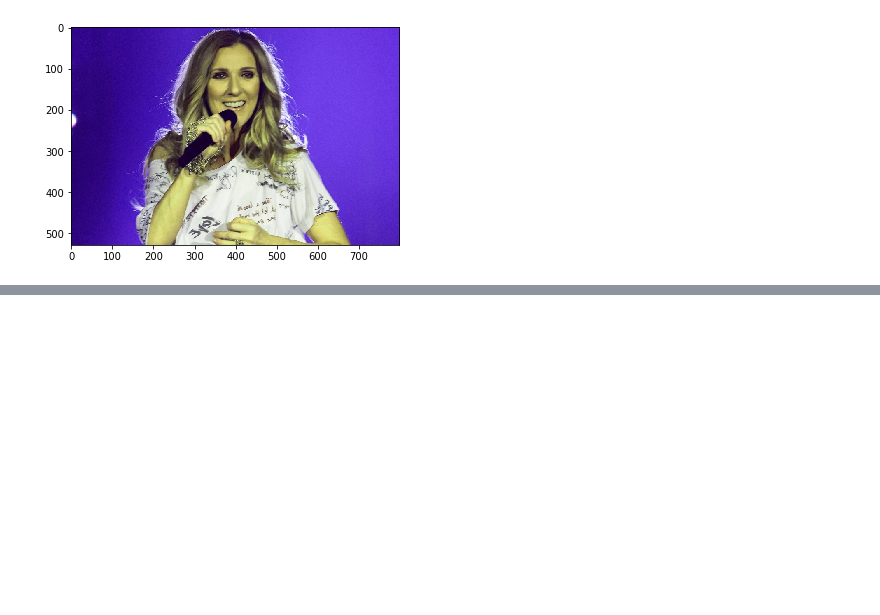
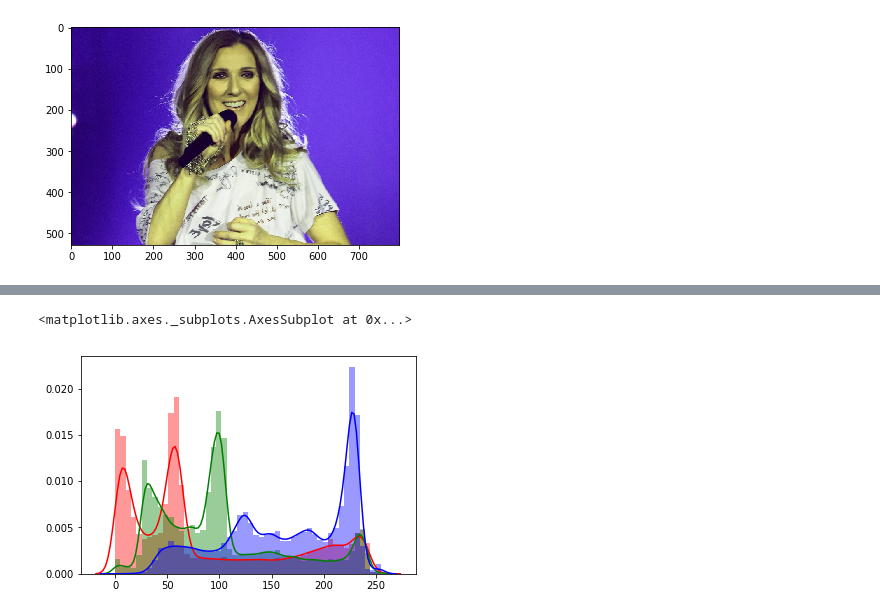
Before and after one commit to amicuscertus/Colab001, a Jupyter notebook: scikit_image001.ipynb, the cells around one changed output, grey strips where cells are left out. Saved outputs shown, nothing was run; the diff lists cells and outputs as text; code cells hidden in the pictures; blank space fills up the shorter version.

```diff
--- a/scikit_image001.ipynb
+++ b/scikit_image001.ipynb
@@ -60,0 +119,7 @@ plt.imshow(celine_new)
+# %%
+sns.distplot(r, color='r')
+sns.distplot(g, color='g')
+sns.distplot(b, color='b')
+# %% [output]
+<matplotlib.axes._subplots.AxesSubplot at 0x...>
+[figure, added]
```
Also changed, not shown: parts of 5 cells of this notebook.
